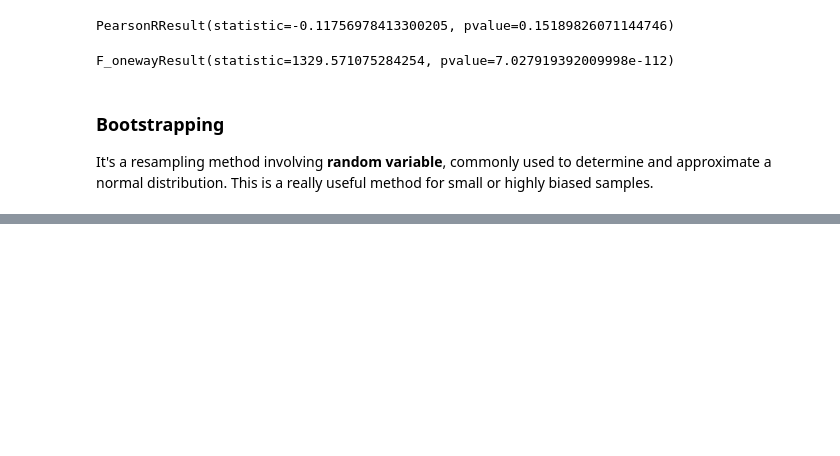
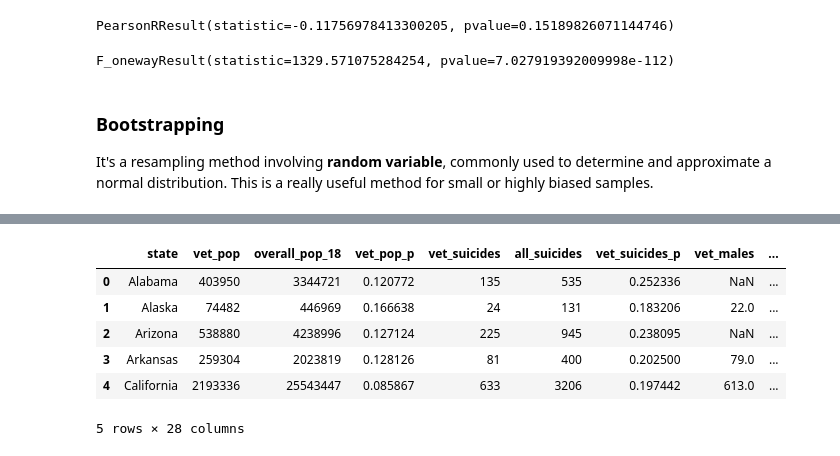
Before and after one commit to marlon-cooh/inferential-stats, a Jupyter notebook: average_dist.ipynb, the cells around one changed output, grey strips where cells are left out. Drawn from its saved outputs; the diff is of its cells as text; code cells hidden in the pictures; blank space fills up the shorter version.

```diff
--- a/average_dist.ipynb
+++ b/average_dist.ipynb
@@ -287,0 +299,11 @@ np.mean(average)
+# %%
+vet_2005 = pd.read_csv("us_veteran_data/2005.csv", index_col=0)
+vet_2005.head()
+# %% [output]
+|  | state | vet_pop | overall_pop_18 | vet_pop_p | vet_suicides | all_suicides | vet_suicides_p | vet_males | ... |
+| 0 | Alabama | 403950 | 3344721 | 0.120772 | 135 | 535 | 0.252336 | NaN | ... |
+| 1 | Alaska | 74482 | 446969 | 0.166638 | 24 | 131 | 0.183206 | 22.0 | ... |
+| 2 | Arizona | 538880 | 4238996 | 0.127124 | 225 | 945 | 0.238095 | NaN | ... |
+| 3 | Arkansas | 259304 | 2023819 | 0.128126 | 81 | 400 | 0.202500 | 79.0 | ... |
+| 4 | California | 2193336 | 25543447 | 0.085867 | 633 | 3206 | 0.197442 | 613.0 | ... |
+5 rows × 28 columns
```
Also changed, not shown: parts of 23 cells of this notebook, 9 other files.
